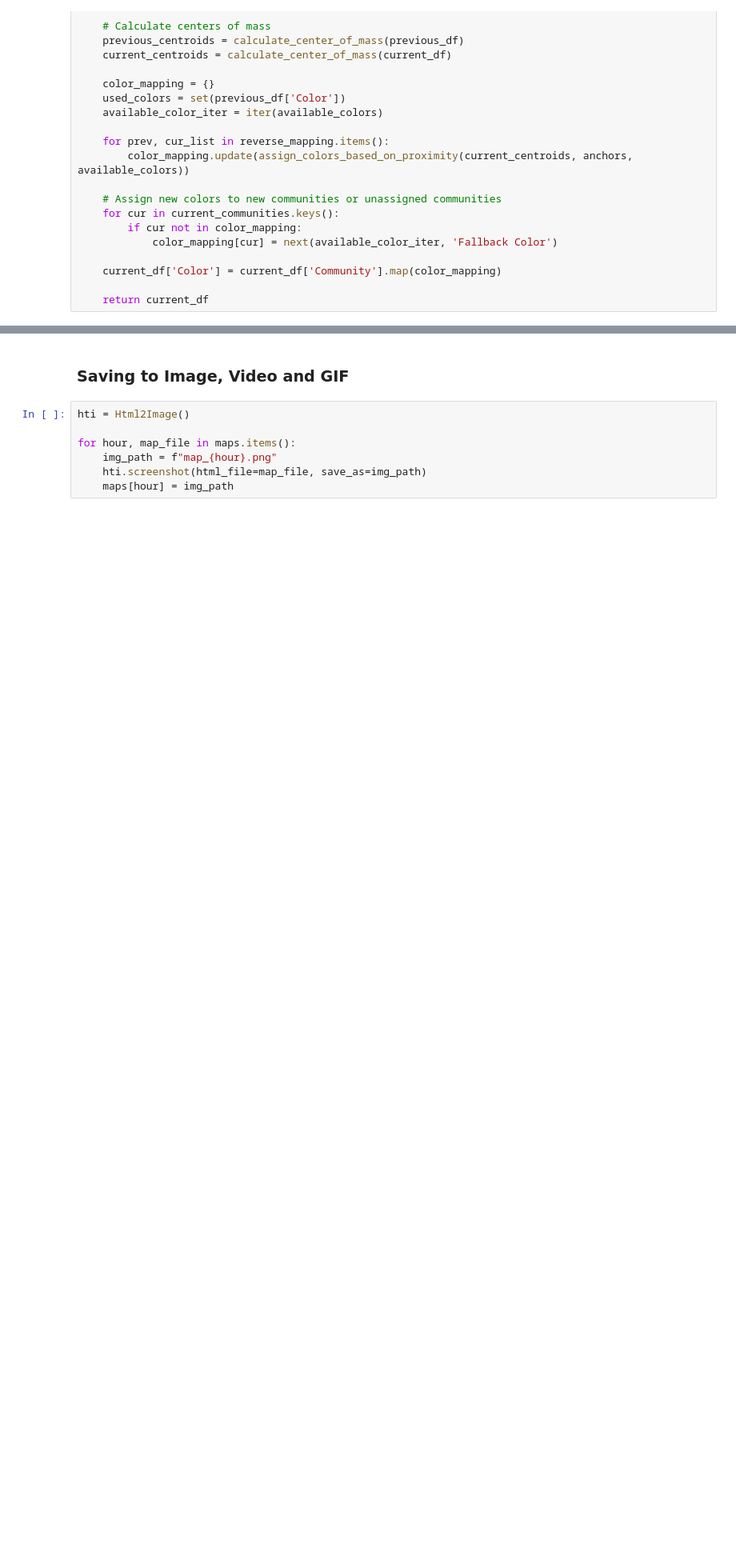
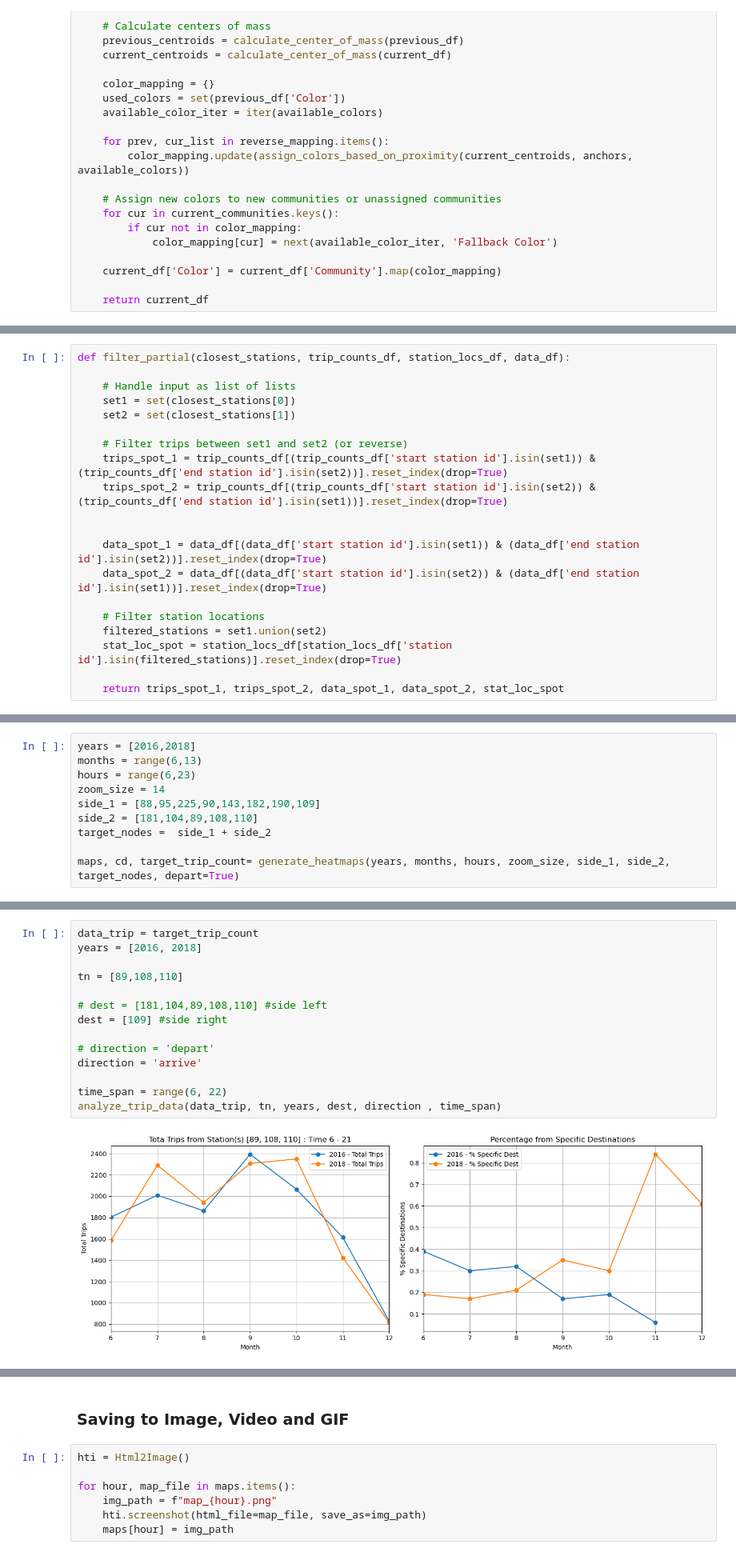
Before and after one commit to SahputraS/Bike-Sharing-Network, a Jupyter notebook: Bike Sharing Network_on going.ipynb, the cells around one changed output, grey strips where cells are left out. Shown: that part at 80% size. Saved outputs shown, nothing was run; the diff lists cells and outputs as text; blank space fills up the shorter version.

```diff
--- a/Bike Sharing Network_on going.ipynb
+++ b/Bike Sharing Network_on going.ipynb
@@ -1125,0 +955,20 @@ generate_map(hour_slider.value, month_slider.value, year_text.value)
+# %%
+def filter_partial(closest_stations, trip_counts_df, station_locs_df, data_df):
+
+    # Handle input as list of lists
+    set1 = set(closest_stations[0])
+    set2 = set(closest_stations[1])
+
+    # Filter trips between set1 and set2 (or reverse)
+    trips_spot_1 = trip_counts_df[(trip_counts_df['start station id'].isin(set1)) & (trip_counts_df['end station id'].isin(set2))].reset_index(drop=True)
+    trips_spot_2 = trip_counts_df[(trip_counts_df['start station id'].isin(set2)) & (trip_counts_df['end station id'].isin(set1))].reset_index(drop=True)
+
+
+    data_spot_1 = data_df[(data_df['start station id'].isin(set1)) & (data_df['end station id'].isin(set2))].reset_index(drop=True)
+    data_spot_2 = data_df[(data_df['start station id'].isin(set2)) & (data_df['end station id'].isin(set1))].reset_index(drop=True)
+
+    # Filter station locations
+    filtered_stations = set1.union(set2)
+    stat_loc_spot = station_locs_df[station_locs_df['station id'].isin(filtered_stations)].reset_index(drop=True)
+
+    return trips_spot_1, trips_spot_2, data_spot_1, data_spot_2, stat_loc_spot
@@ -1125,0 +1034,10 @@ generate_map(hour_slider.value, month_slider.value, year_text.value)
+# %%
+years = [2016,2018]
+months = range(6,13)
+hours = range(6,23)
+zoom_size = 14
+side_1 = [88,95,225,90,143,182,190,109]
+side_2 = [181,104,89,108,110]
+target_nodes =  side_1 + side_2
+
+maps, cd, target_trip_count= generate_heatmaps(years, months, hours, zoom_size, side_1, side_2, target_nodes, depart=True)
@@ -1125,0 +1155,16 @@ generate_map(hour_slider.value, month_slider.value, year_text.value)
+# %%
+data_trip = target_trip_count
+years = [2016, 2018]
+
+tn = [89,108,110]
+
+# dest = [181,104,89,108,110] #side left
+dest = [109] #side right
+
+# direction = 'depart'
+direction = 'arrive'
+
+time_span = range(6, 22)
+analyze_trip_data(data_trip, tn, years, dest, direction , time_span)
+# %% [output]
+[figure, added]
```
Also changed, not shown: parts of 56 cells of this notebook.
